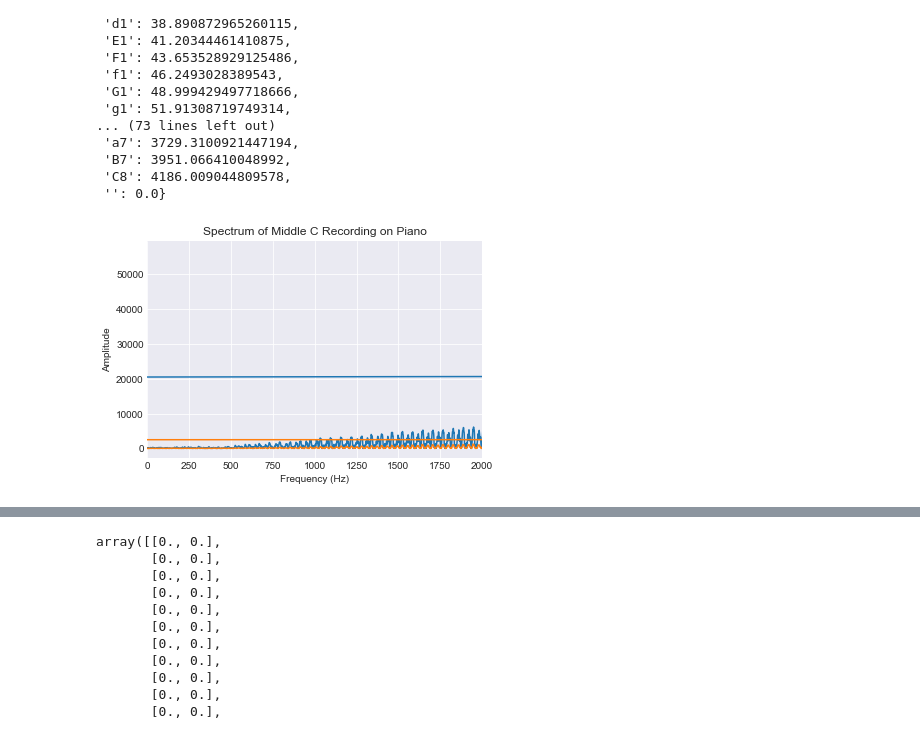
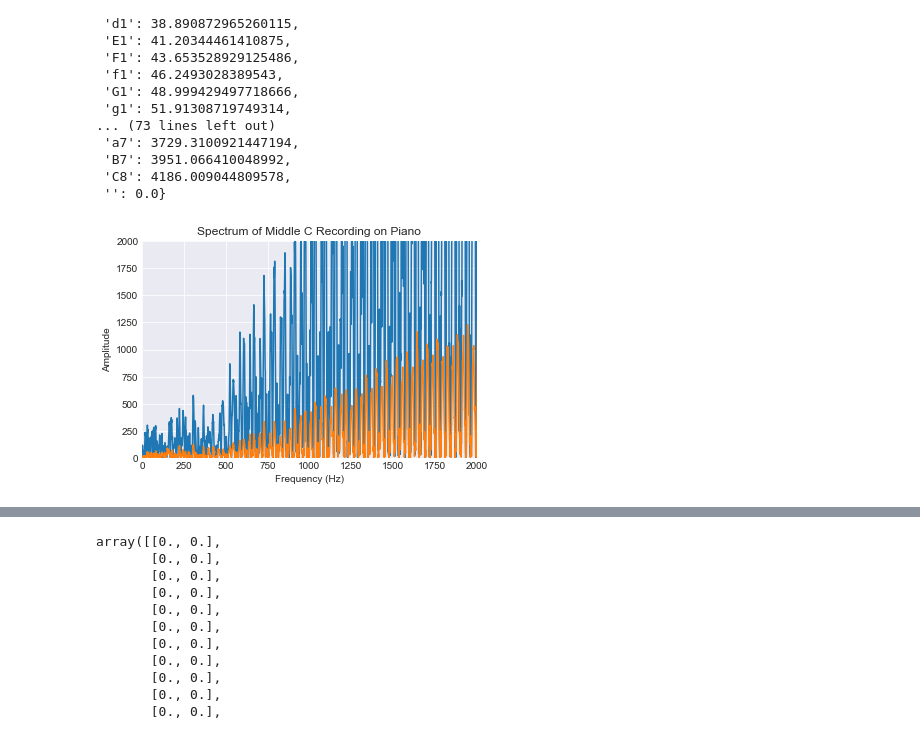
Before and after one commit to ann2000/Sonification-of-Astronomical-Images, a Jupyter notebook: sonification.ipynb, the cells around one changed output, grey strips where cells are left out. Drawn from its saved outputs; the diff is of its cells as text; code cells hidden in the pictures.

```diff
--- a/sonification.ipynb
+++ b/sonification.ipynb
@@ -93,24 +93,24 @@ note_freqs
 # %%
 import numpy as np
 from scipy.io import wavfile
 import matplotlib.pyplot as plt
 plt.style.use('seaborn-dark')
 
 # Load data from wav file
 sample_rate, middle_c = wavfile.read('data/violin_c.wav')
 
 #FFT
 t = np.arange(middle_c.shape[0])
 freq = np.fft.fftfreq(t.shape[-1])*sample_rate
 sp = np.fft.fft(middle_c)
 
 # Plot spectrum
 plt.plot(freq, abs(sp.real))
 plt.xlabel('Frequency (Hz)')
 plt.ylabel('Amplitude')
 plt.title('Spectrum of Middle C Recording on Piano')
 plt.xlim((0, 2000))
-# plt.ylim(0,50000)
+plt.ylim(0,2000)
 plt.grid()
 # %% [output]
-[figure, old version]
+[figure, new version]
```
Also changed, not shown: parts of 4 cells of this notebook, 1 other file.
